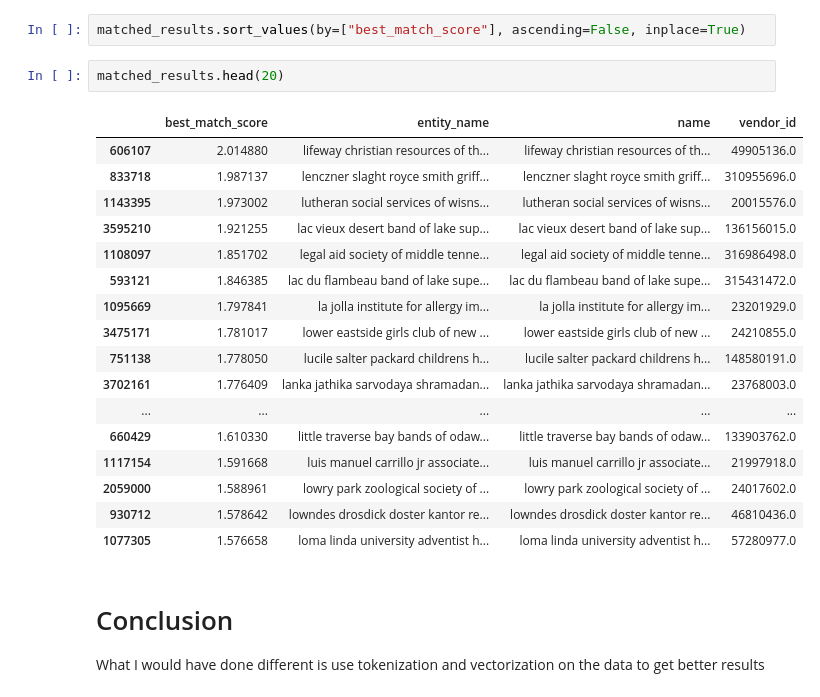
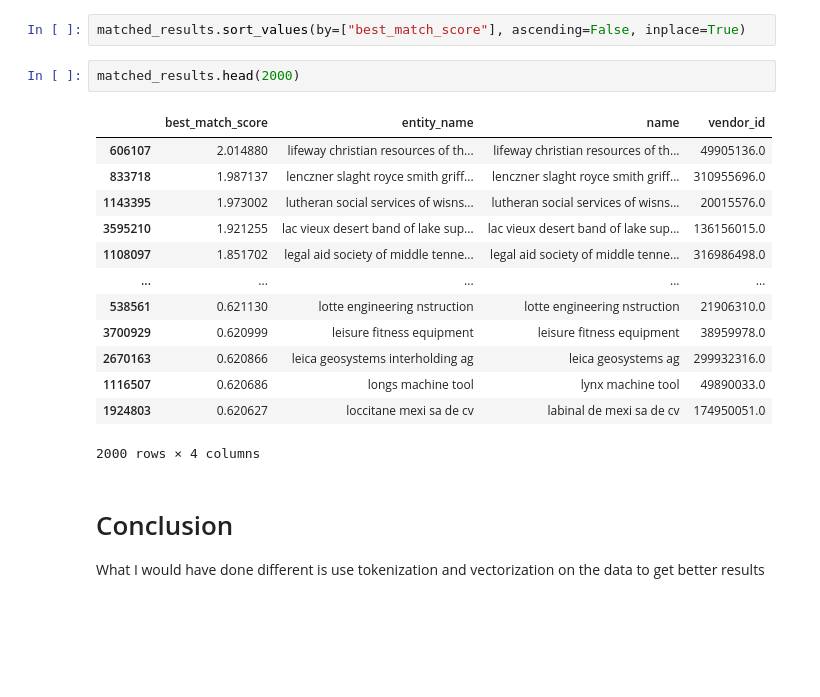
Before and after one commit to jeffersonzaki/Govini, a Jupyter notebook: all-work-with-no-edits.ipynb, the cells around one changed output. Drawn from its saved outputs; the diff is of its cells as text; blank space fills up the shorter version.

```diff
--- a/all-work-with-no-edits.ipynb
+++ b/all-work-with-no-edits.ipynb
@@ -842,25 +842,21 @@ matched_results = matched_results[["best_match_score", "entity_name", "name", "v
 # %%
 matched_results.sort_values(by=["best_match_score"], ascending=False, inplace=True)
 # %%
-matched_results.head(20)
+matched_results.head(2000)
 # %% [output]
 |  | best_match_score | entity_name | name | vendor_id |
 | 606107 | 2.014880 | lifeway christian resources of th... | lifeway christian resources of th... | 49905136.0 |
 | 833718 | 1.987137 | lenczner slaght royce smith griff... | lenczner slaght royce smith griff... | 310955696.0 |
 | 1143395 | 1.973002 | lutheran social services of wisns... | lutheran social services of wisns... | 20015576.0 |
 | 3595210 | 1.921255 | lac vieux desert band of lake sup... | lac vieux desert band of lake sup... | 136156015.0 |
 | 1108097 | 1.851702 | legal aid society of middle tenne... | legal aid society of middle tenne... | 316986498.0 |
-| 593121 | 1.846385 | lac du flambeau band of lake supe... | lac du flambeau band of lake supe... | 315431472.0 |
-| 1095669 | 1.797841 | la jolla institute for allergy im... | la jolla institute for allergy im... | 23201929.0 |
-| 3475171 | 1.781017 | lower eastside girls club of new ... | lower eastside girls club of new ... | 24210855.0 |
-| 751138 | 1.778050 | lucile salter packard childrens h... | lucile salter packard childrens h... | 148580191.0 |
-| 3702161 | 1.776409 | lanka jathika sarvodaya shramadan... | lanka jathika sarvodaya shramadan... | 23768003.0 |
 | ... | ... | ... | ... | ... |
-| 660429 | 1.610330 | little traverse bay bands of odaw... | little traverse bay bands of odaw... | 133903762.0 |
-| 1117154 | 1.591668 | luis manuel carrillo jr associate... | luis manuel carrillo jr associate... | 21997918.0 |
-| 2059000 | 1.588961 | lowry park zoological society of ... | lowry park zoological society of ... | 24017602.0 |
-| 930712 | 1.578642 | lowndes drosdick doster kantor re... | lowndes drosdick doster kantor re... | 46810436.0 |
-| 1077305 | 1.576658 | loma linda university adventist h... | loma linda university adventist h... | 57280977.0 |
+| 538561 | 0.621130 | lotte engineering nstruction | lotte engineering nstruction | 21906310.0 |
+| 3700929 | 0.620999 | leisure fitness equipment | leisure fitness equipment | 38959978.0 |
+| 2670163 | 0.620866 | leica geosystems interholding ag | leica geosystems ag | 299932316.0 |
+| 1116507 | 0.620686 | longs machine tool | lynx machine tool | 49890033.0 |
+| 1924803 | 0.620627 | loccitane mexi sa de cv | labinal de mexi sa de cv | 174950051.0 |
+2000 rows × 4 columns
 # %% [markdown]
 # Conclusion
 
```
Also changed, not shown: parts of 1 cell of this notebook.
